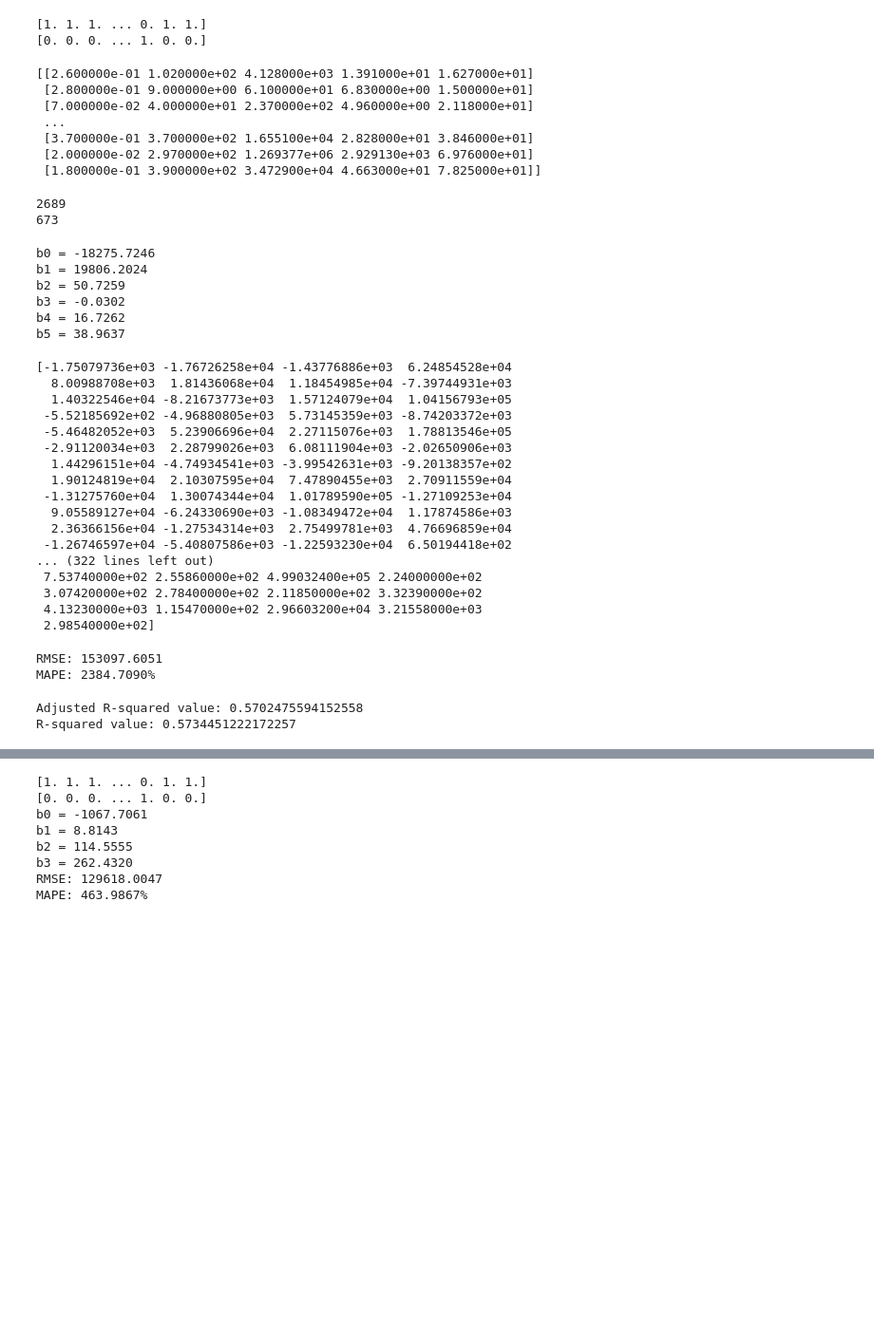
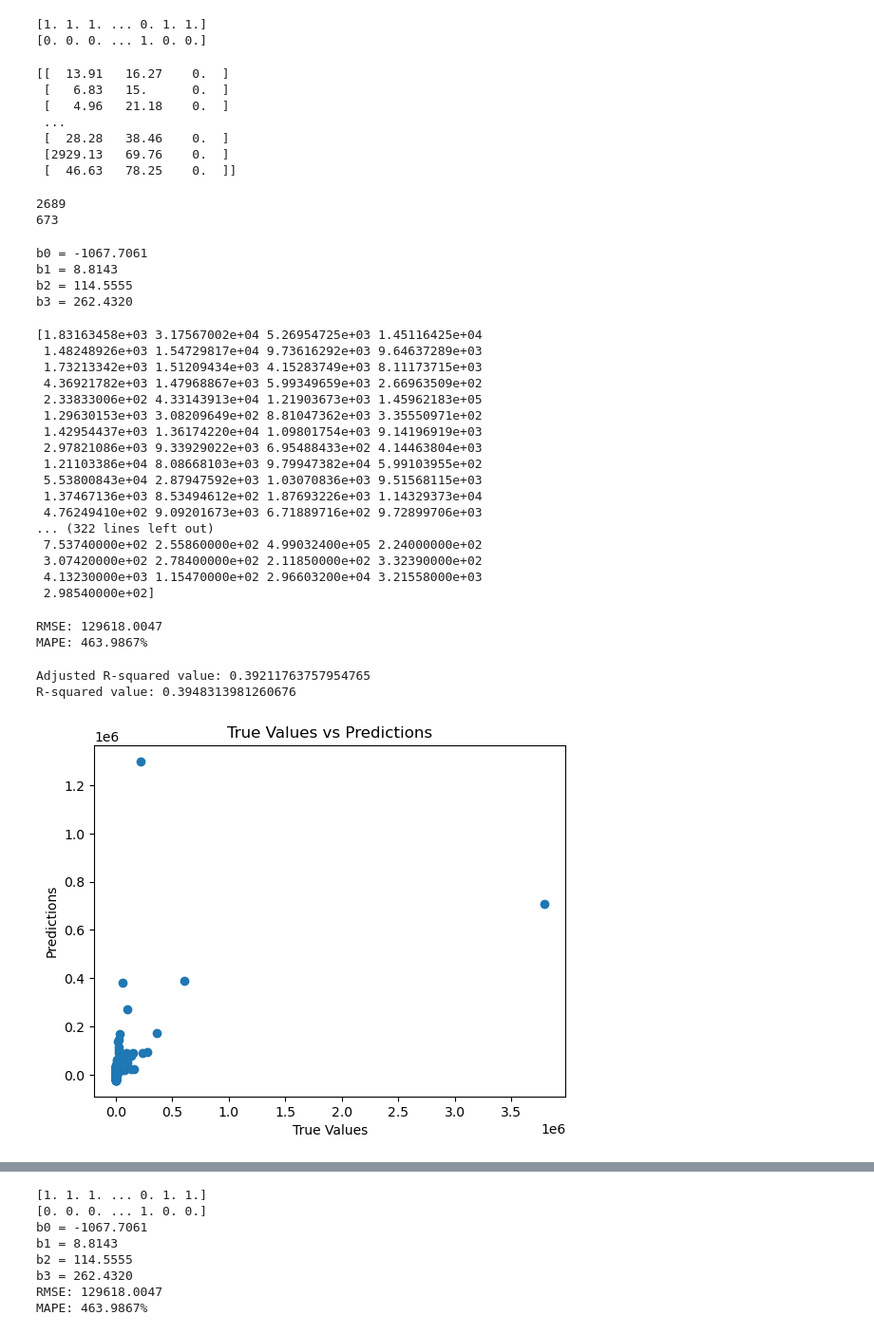
Before and after one commit to Thanakorn-p/Regression_Project, a Jupyter notebook: project.ipynb, the cells around one changed output, grey strips where cells are left out. Shown: that part at 95% size. Cells and saved outputs as stored; diff of their text form; code cells hidden in the pictures; blank space fills up the shorter version.

```diff
--- a/project.ipynb
+++ b/project.ipynb
@@ -294,19 +294,19 @@ v = Wealthy
 w = Remote_location_clean
 x1 = timeliness_of_a_shipping
 # %%
-x = np.stack((Artist_reputation, Size, Weight, Price_of_sculpture, Base_shipping_price), axis = 1) #axis = 1 connect horizontally (column by column)
+x = np.stack((l,m,p), axis = 1) #axis = 1 connect horizontally (column by column)
 y = Cost
 x_train, x_test, y_train, y_test = train_test_split(x, y,test_size = 0.2,random_state = 52)
 #20 percent will be use for test #every one in this room will get equal result
 print(x)
 # %% [output]
-[[2.600000e-01 1.020000e+02 4.128000e+03 1.391000e+01 1.627000e+01]
- [2.800000e-01 9.000000e+00 6.100000e+01 6.830000e+00 1.500000e+01]
- [7.000000e-02 4.000000e+01 2.370000e+02 4.960000e+00 2.118000e+01]
+[[  13.91   16.27    0.  ]
+ [   6.83   15.      0.  ]
+ [   4.96   21.18    0.  ]
  ...
- [3.700000e-01 3.700000e+02 1.655100e+04 2.828000e+01 3.846000e+01]
- [2.000000e-02 2.970000e+02 1.269377e+06 2.929130e+03 6.976000e+01]
- [1.800000e-01 3.900000e+02 3.472900e+04 4.663000e+01 7.825000e+01]]
+ [  28.28   38.46    0.  ]
+ [2929.13   69.76    0.  ]
+ [  46.63   78.25    0.  ]]
 # %%
 print(len(x_train))
 print(len(y_test))
@@ -321,30 +321,28 @@ print('b0 = ' + "{:.4f}".format(LR.intercept_))
 for i in range(len(LR.coef_)):
     print('b' + str(i+1) + ' = ' + "{:.4f}".format(LR.coef_[i]))# "{:.4f}" -> use 4 decimal places
 # %% [output]
-b0 = -18275.7246
-b1 = 19806.2024
-b2 = 50.7259
-b3 = -0.0302
-b4 = 16.7262
-b5 = 38.9637
+b0 = -1067.7061
+b1 = 8.8143
+b2 = 114.5555
+b3 = 262.4320
 # %%
 # Apply the model to the test set
 y_prediction = LR.predict(x_test)
 print(y_prediction)
 print(y_test)
 # %% [output]
-[-1.75079736e+03 -1.76726258e+04 -1.43776886e+03  6.24854528e+04
-  8.00988708e+03  1.81436068e+04  1.18454985e+04 -7.39744931e+03
-  1.40322546e+04 -8.21673773e+03  1.57124079e+04  1.04156793e+05
- -5.52185692e+02 -4.96880805e+03  5.73145359e+03 -8.74203372e+03
- -5.46482052e+03  5.23906696e+04  2.27115076e+03  1.78813546e+05
- -2.91120034e+03  2.28799026e+03  6.08111904e+03 -2.02650906e+03
-  1.44296151e+04 -4.74934541e+03 -3.99542631e+03 -9.20138357e+02
-  1.90124819e+04  2.10307595e+04  7.47890455e+03  2.70911559e+04
- -1.31275760e+04  1.30074344e+04  1.01789590e+05 -1.27109253e+04
-  9.05589127e+04 -6.24330690e+03 -1.08349472e+04  1.17874586e+03
-  2.36366156e+04 -1.27534314e+03  2.75499781e+03  4.76696859e+04
- -1.26746597e+04 -5.40807586e+03 -1.22593230e+04  6.50194418e+02
+[1.83163458e+03 3.17567002e+04 5.26954725e+03 1.45116425e+04
+ 1.48248926e+03 1.54729817e+04 9.73616292e+03 9.64637289e+03
+ 1.73213342e+03 1.51209434e+03 4.15283749e+03 8.11173715e+03
+ 4.36921782e+03 1.47968867e+03 5.99349659e+03 2.66963509e+02
+ 2.33833006e+02 4.33143913e+04 1.21903673e+03 1.45962183e+05
+ 1.29630153e+03 3.08209649e+02 8.81047362e+03 3.35550971e+02
+ 1.42954437e+03 1.36174220e+04 1.09801754e+03 9.14196919e+03
+ 2.97821086e+03 9.33929022e+03 6.95488433e+02 4.14463804e+03
+ 1.21103386e+04 8.08668103e+03 9.79947382e+04 5.99103955e+02
+ 5.53800843e+04 2.87947592e+03 1.03070836e+03 9.51568115e+03
+ 1.37467136e+03 8.53494612e+02 1.87693226e+03 1.14329373e+04
+ 4.76249410e+02 9.09201673e+03 6.71889716e+02 9.72899706e+03
 ... (322 lines left out)
  7.53740000e+02 2.55860000e+02 4.99032400e+05 2.24000000e+02
  3.07420000e+02 2.78400000e+02 2.11850000e+02 3.32390000e+02
@@ -358,8 +356,8 @@ MAPE = mean_absolute_percentage_error(y_test, y_prediction)
 print('RMSE: ' + "{:.4f}".format(RMSE))
 print('MAPE: ' + "{:.4f}".format(MAPE*100)+'%')
 # %% [output]
-RMSE: 153097.6051
-MAPE: 2384.7090%
+RMSE: 129618.0047
+MAPE: 463.9867%
 # %%
 model = LinearRegression()
 model.fit(x_train, y_train)
@@ -379,13 +377,15 @@ adjusted_r_squared = 1 - (1 - r_squared) * (n - 1) / (n - p - 1)
 print(f'Adjusted R-squared value: {adjusted_r_squared}')
 print(f'R-squared value: {r_squared}')
 # %% [output]
-Adjusted R-squared value: 0.5702475594152558
-R-squared value: 0.5734451222172257
+Adjusted R-squared value: 0.39211763757954765
+R-squared value: 0.3948313981260676
 # %%
-# # Scatter plot of true vs predicted values
-# plt.scatter(y_test, y_prediction)
-# plt.xlabel('True Values')
-# plt.ylabel('Predictions')
-# plt.title('True Values vs Predictions')
-# plt.show()
+# Scatter plot of true vs predicted values
+plt.scatter(y_test, y_prediction)
+plt.xlabel('True Values')
+plt.ylabel('Predictions')
+plt.title('True Values vs Predictions')
+plt.show()
+# %% [output]
+[figure, added]
 # %%
```
Also changed, not shown: parts of 8 cells of this notebook, 3 other files.
